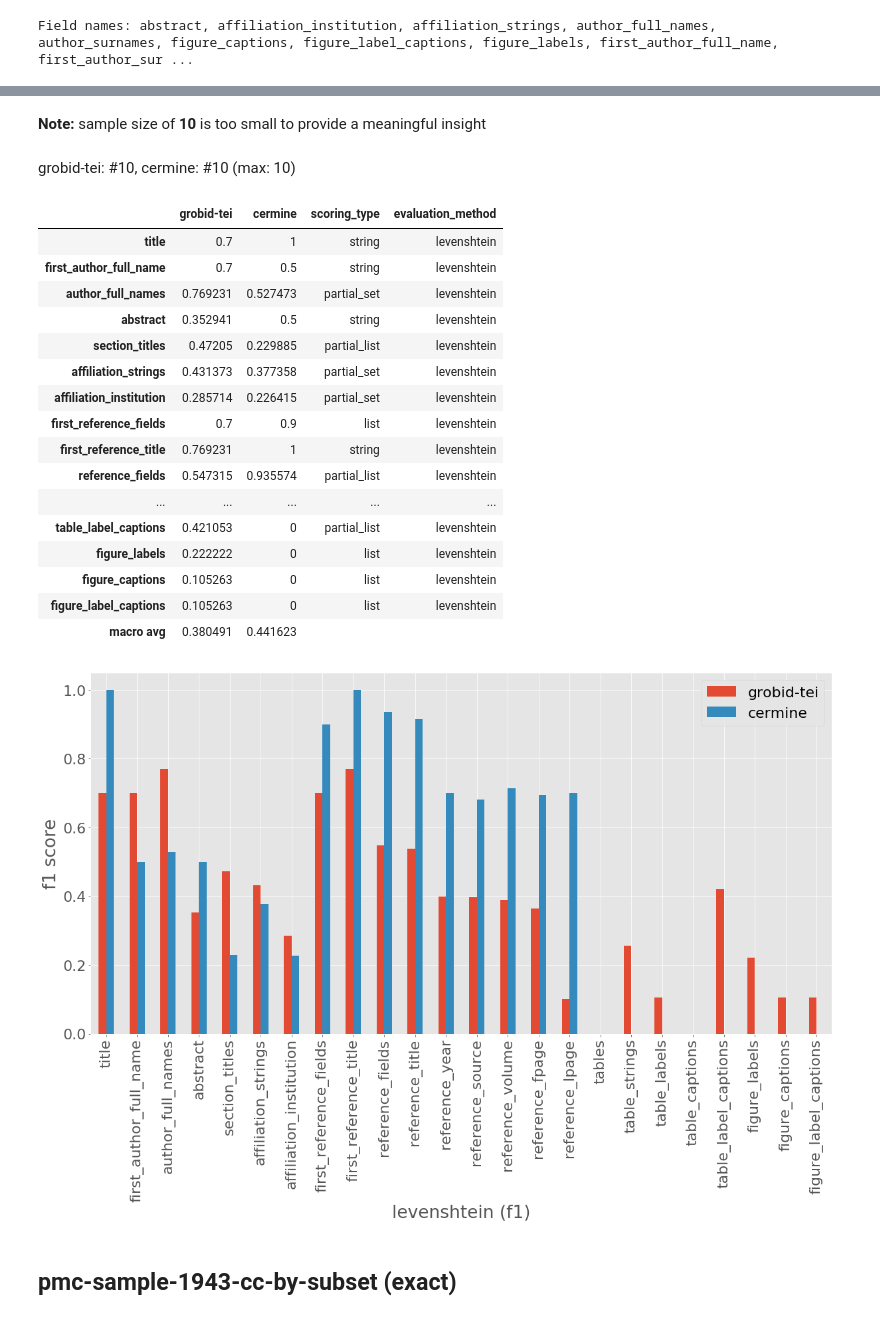
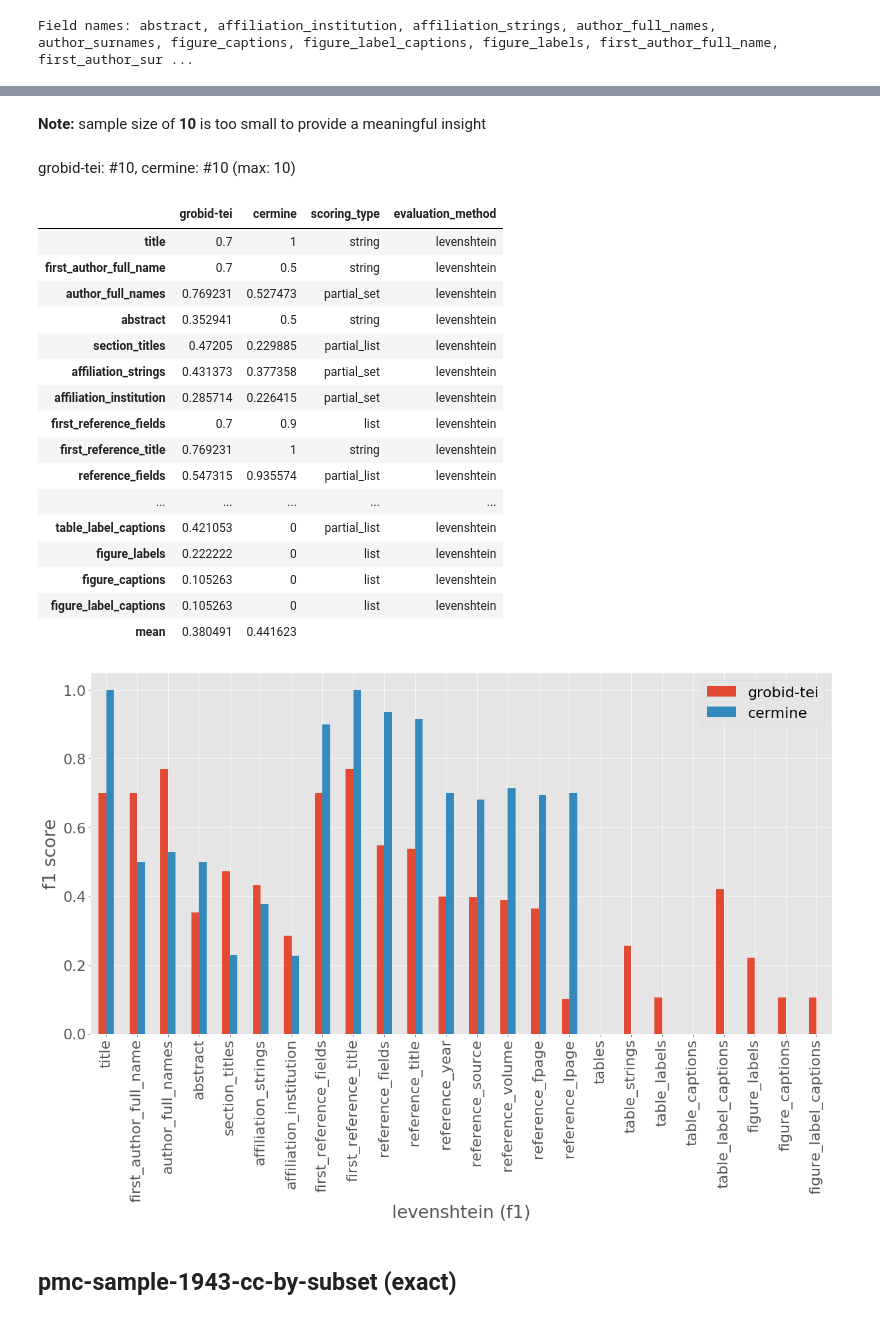
Before and after one commit to elifesciences/sciencebeam-judge, a Jupyter notebook: notebooks/conversion-results-summary.ipynb, the cells around one changed output, grey strips where cells are left out. Cells and saved outputs as stored; diff of their text form; code cells hidden in the pictures.

Commit message:
renamed macro avg to mean (#108)

```diff
--- a/notebooks/conversion-results-summary.ipynb
+++ b/notebooks/conversion-results-summary.ipynb
@@ -180,7 +180,7 @@ def show_field_summaries(
     field_summary_table_df = field_summary_df.merge(field_details_df, left_index=True, right_index=True)
     field_summary_table_df = pd.concat([
         field_summary_table_df,
-        field_summary_table_df[labels].mean().to_frame('macro avg').T
+        field_summary_table_df[labels].mean().to_frame('mean').T
     ], sort=False).fillna('')
 
     max_document_count = max(
@@ -221,34 +221,34 @@ for evaluation_method in evaluation_methods:
             [
                 (name, df)
                 for name, df in all_field_summaries_label_and_df
                 if name.startswith(prefix)
             ],
             evaluation_method=evaluation_method,
             score_name='f1',
             field_names=field_names,
             table_id='%s-%s-summary' % (prefix, evaluation_method)
         )
 # %% [output]
 pmc-sample-1943-cc-by-subset (levenshtein)
 Note: sample size of 10 is too small to provide a meaningful insight
 grobid-tei: #10, cermine: #10 (max: 10)
 |  | grobid-tei | cermine | scoring_type | evaluation_method |
 | title | 0.7 | 1 | string | levenshtein |
 | first_author_full_name | 0.7 | 0.5 | string | levenshtein |
 | author_full_names | 0.769231 | 0.527473 | partial_set | levenshtein |
 | abstract | 0.352941 | 0.5 | string | levenshtein |
 | section_titles | 0.47205 | 0.229885 | partial_list | levenshtein |
 | affiliation_strings | 0.431373 | 0.377358 | partial_set | levenshtein |
 | affiliation_institution | 0.285714 | 0.226415 | partial_set | levenshtein |
 | first_reference_fields | 0.7 | 0.9 | list | levenshtein |
 | first_reference_title | 0.769231 | 1 | string | levenshtein |
 | reference_fields | 0.547315 | 0.935574 | partial_list | levenshtein |
 | ... | ... | ... | ... | ... |
 | table_label_captions | 0.421053 | 0 | partial_list | levenshtein |
 | figure_labels | 0.222222 | 0 | list | levenshtein |
 | figure_captions | 0.105263 | 0 | list | levenshtein |
 | figure_label_captions | 0.105263 | 0 | list | levenshtein |
-| macro avg | 0.380491 | 0.441623 |  |  |
+| mean | 0.380491 | 0.441623 |  |  |
 [figure]
 pmc-sample-1943-cc-by-subset (exact)
 Note: sample size of 10 is too small to provide a meaningful insight
```
Also changed, not shown: parts of 2 cells of this notebook.
